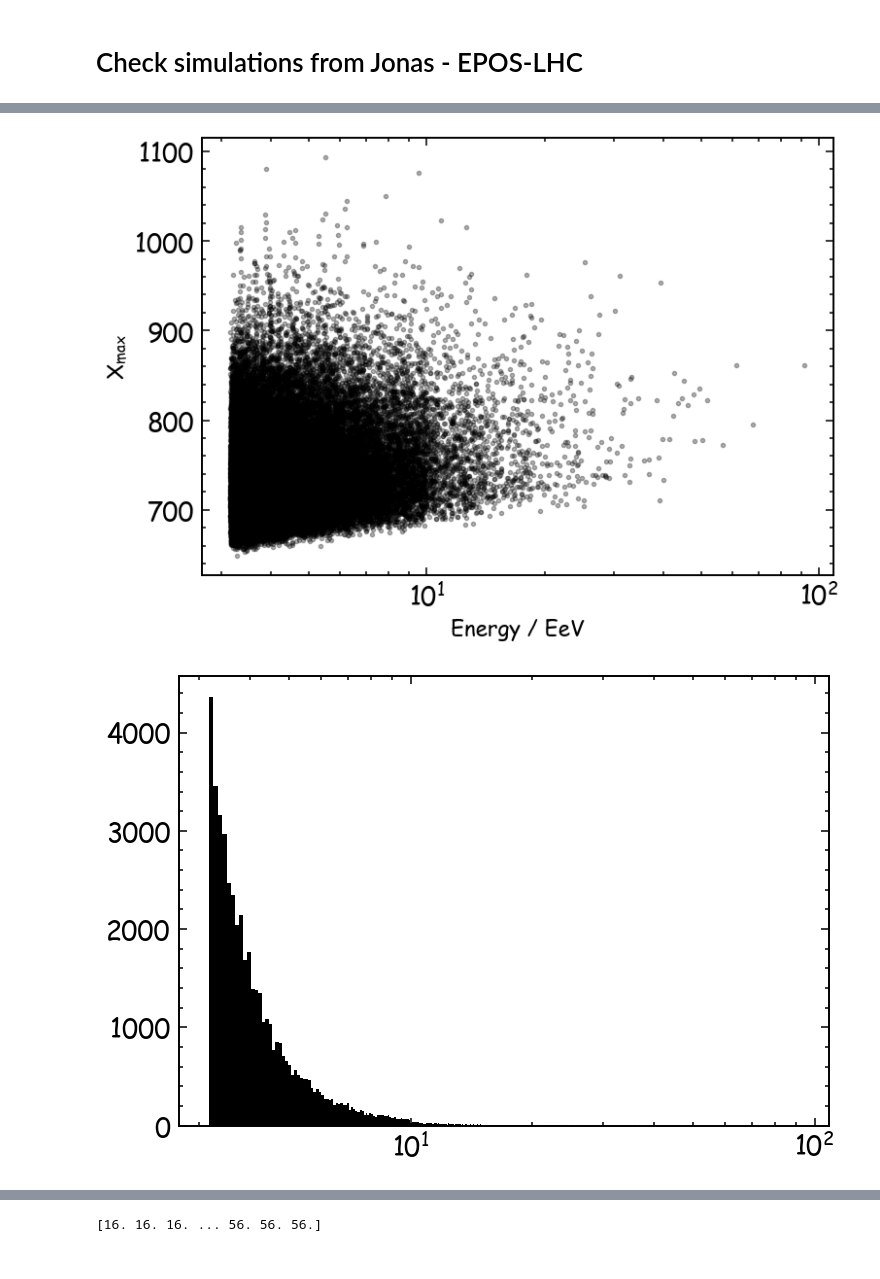
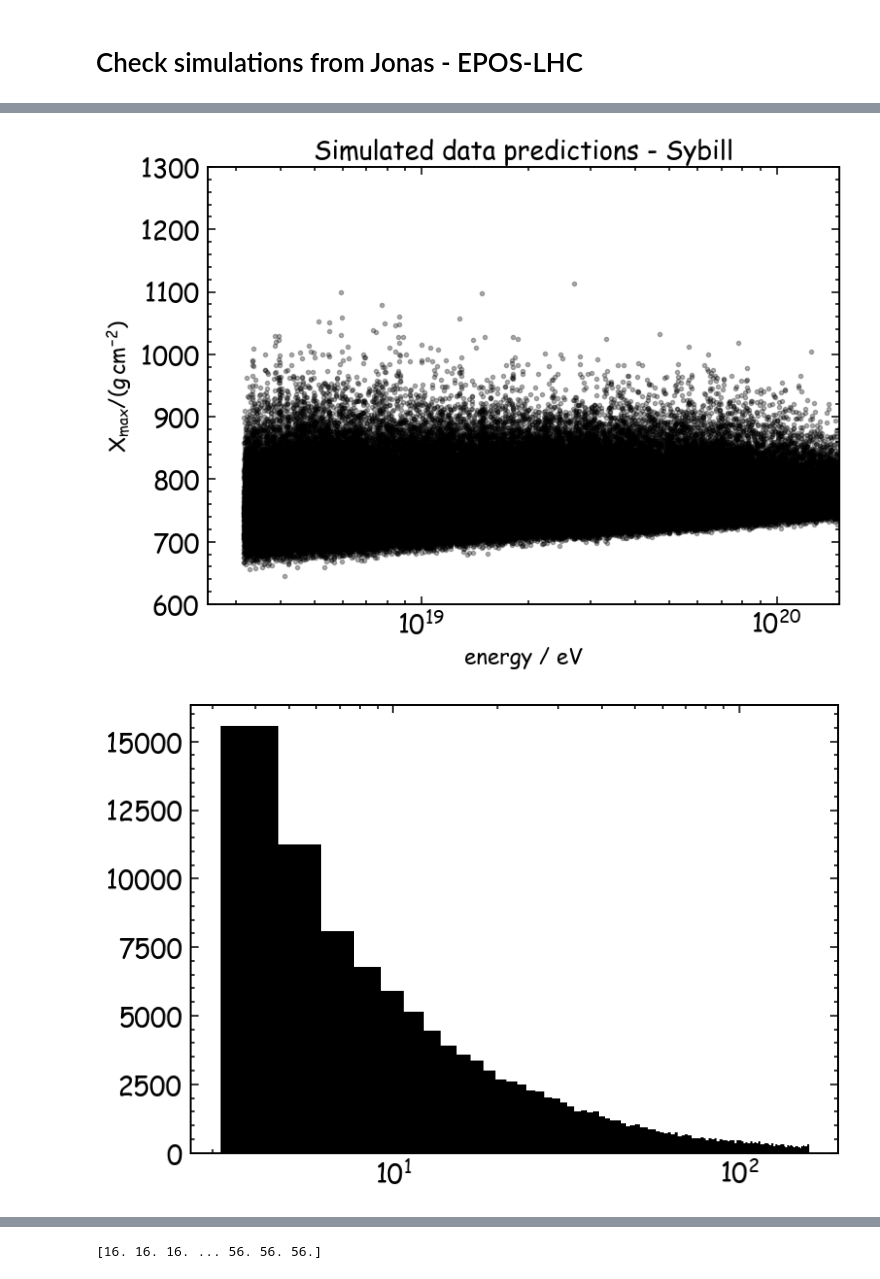
Before and after one commit to paolo-magnani/aixnet_simulations, a Jupyter notebook: simulation_lib.ipynb, the cells around one changed output, grey strips where cells are left out. Cells and saved outputs as stored; diff of their text form; code cells hidden in the pictures.

```diff
--- a/simulation_lib.ipynb
+++ b/simulation_lib.ipynb
@@ -28,6 +28,9 @@ print(len(data['dnn_xmax']))
 dd = {key: data[key] for key in data.files}
 
 print(dd.keys())
+
+data_mask = flatten_distr(dd['energy'])
+dd = dict_cutter(dd, data_mask)
 # print(dd.items())
 # %% [output]
 ['dnn_axis', 'dnn_core', 'dnn_energy', 'dnn_xmax', 'event_id', 'auger_id', 'sd_id', 'is_saturated', 'core', 'axis', 'energy', 'xmax', 'element', 'mass', 'merit', 'fd_energy', 'fd_axis', 'sd_energy', ' ...
@@ -78,6 +81,0 @@ NameError: name 'mass_fractions' is not defined
-# %%
-spectrum_mask = es.spectrum_fraction(dd['energy']*1e18)
-
-dd = dict_cutter(dd, spectrum_mask)
-
-print(len(dd['auger_id']))
@@ -87,0 +97,8 @@ proton_mask = dd['']
+# %%
+# first I extract the spectrum, then the mass distribution
+mass_mask = mf.extract_all_fractions(np.log10(dd['energy']*1e18), dd['mass'])
+#display(mass_mask)
+dd = dict_cutter(dd, mass_mask)
+
+# spectrum_mask = es.spectrum_fraction(dd['energy']*1e18)
+# dd = dict_cutter(dd, spectrum_mask)
@@ -88,25 +135,27 @@ proton_mask = dd['']
 # %%
 plt.figure(figsize=(10,6))
 # plt.title('Comic Sans!!!')
-plt.scatter(dd['energy'][dd['mass']!=3], dd['dnn_xmax'][dd['mass']!=3], alpha=0.3, color='k')
-plt.xlabel(r'Energy / EeV')
-plt.ylabel(r'$X_\mathrm{max}$')
+plt.title('Simulated data predictions - Sybill')
+plt.scatter(dd['energy']*1e18, dd['dnn_xmax'], alpha=0.3, color='k')
+plt.xlabel(r'energy / eV')
+plt.ylabel(r'$X_\mathrm{max} / (g \, cm^{-2})$')
 plt.xscale('log')
-#plt.ylim(600, 900)
+plt.ylim(600, 1300)
+plt.xlim(2.5e18, 150e18)
 plt.show()
 
 
 plt.figure(figsize=(10,6))
 plt.hist(dd['energy'], color='k')
 plt.xscale('log')
 plt.show()
 
 plt.figure(figsize=(10,6))
 plt.hist(dd['mass'], color='k')
 # plt.xscale('log')
 plt.show()
 
 print(dd['mass'][dd['mass']>4])
 # %% [output]
-[figure, old version]
+[figure, new version]
-[figure, old version]
+[figure, new version]
```
Also changed, not shown: parts of 7 cells of this notebook, 1 other file.
